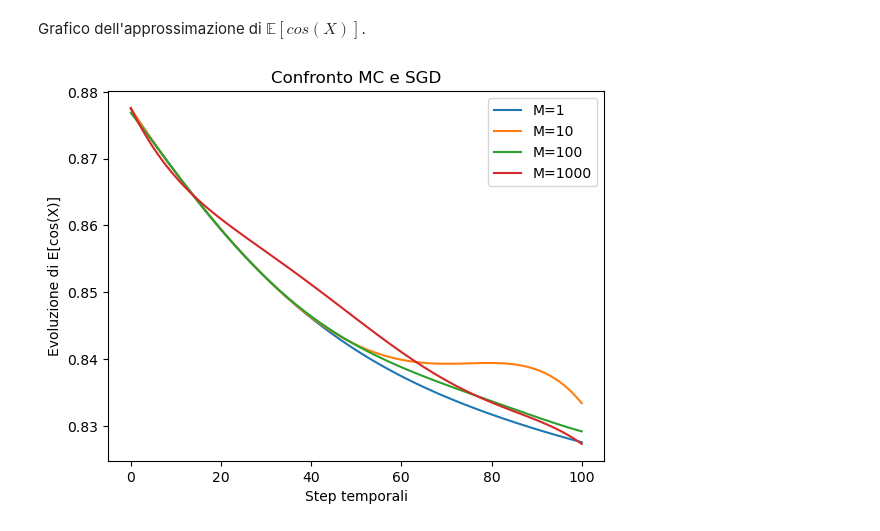
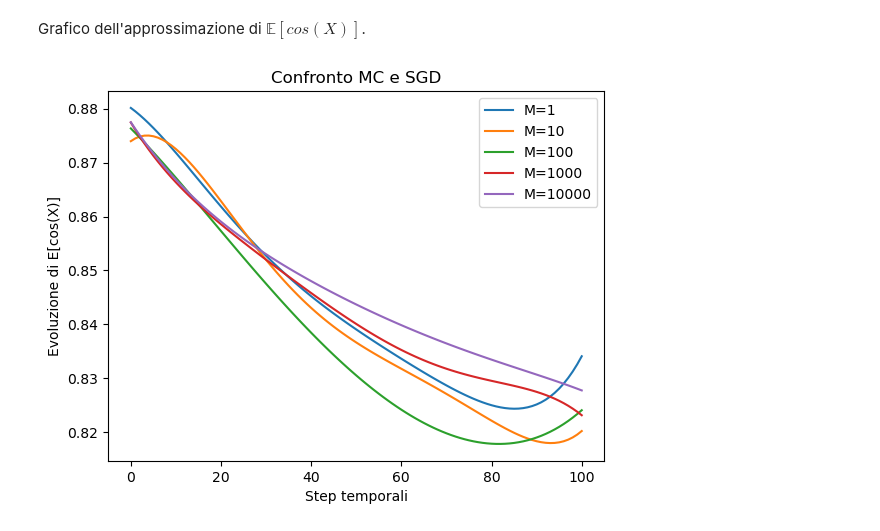
Before and after one commit to amatoandre/TESI, a Jupyter notebook: test_M_SGD.ipynb, the cells around one changed output. Cells and saved outputs as stored; diff of their text form; code cells hidden in the pictures.

```diff
--- a/test_M_SGD.ipynb
+++ b/test_M_SGD.ipynb
@@ -211,7 +211,7 @@ if __name__ == "__main__":
 
     n = 5
     r0 = 10
-    rho = 0.9
+    rho = 0.7
     M = [1, 10, 100, 1000, 10000]
     m = [25000, 300, 30, 10, 10]
     tipo = 'lagrange'
@@ -241,7 +241,7 @@ plt.title("Confronto MC e SGD ")
 plt.xlabel("Step temporali")
 plt.ylabel("Evoluzione di E[sen(X)]")
 # plt.ylim(0.4, 0.9) # se non c'è il grafico è molto zoomato
-for i in range(len(M)-1):
+for i in range(len(M)):
     plt.plot(np.dot(a1[:,i], g), label='M='+str(M[i]))
 plt.legend()
 plt.show()
@@ -252,12 +252,12 @@ Grafico dell'approssimazione di $\mathbb{E}[cos(X)]$.
 # %%
 fig = plt.figure()
 plt.title("Confronto MC e SGD")
 plt.xlabel("Step temporali")
 plt.ylabel("Evoluzione di E[cos(X)]")
 # plt.ylim(0.4, 0.9) # se non c'è il grafico è molto zoomato
-for i in range(len(M)-1):
+for i in range(len(M)):
     plt.plot(np.dot(a2[:,i], g), label='M='+str(M[i]))
 plt.legend()
 plt.show()
 # %% [output]
-[figure, old version]
+[figure, new version]
```
Also changed, not shown: parts of 2 cells of this notebook, 1 other file.
